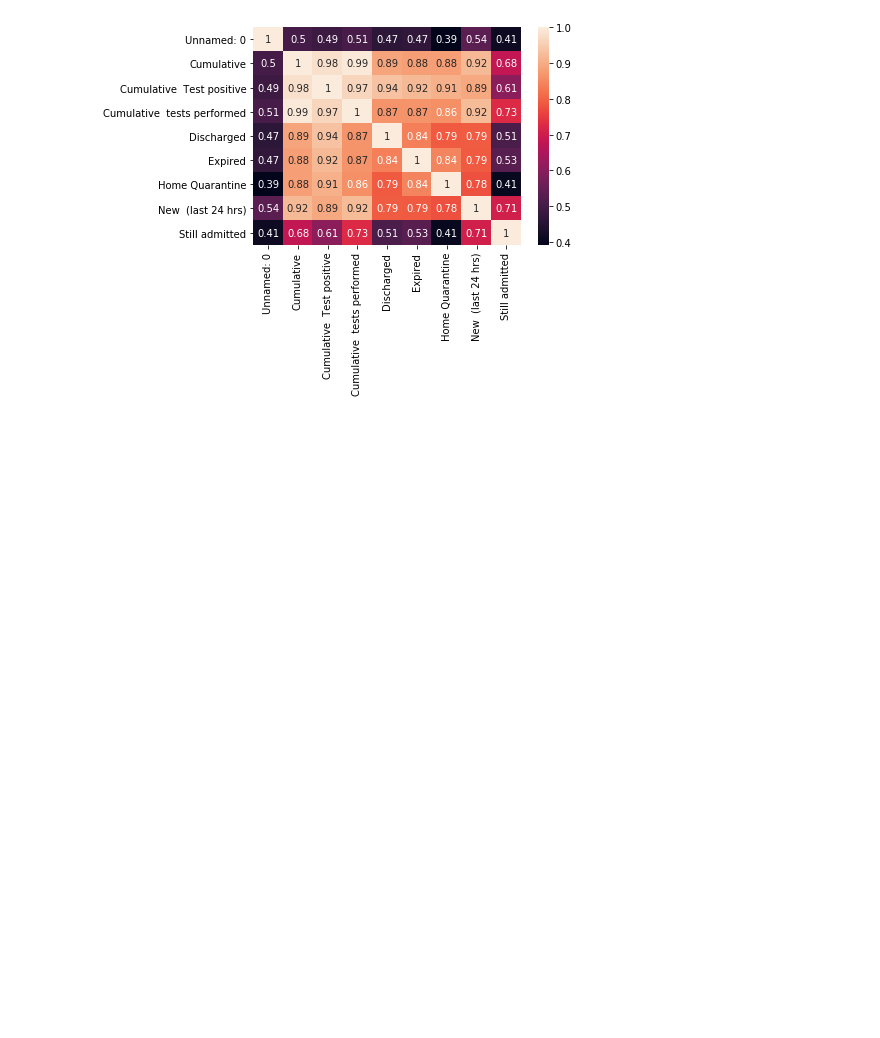
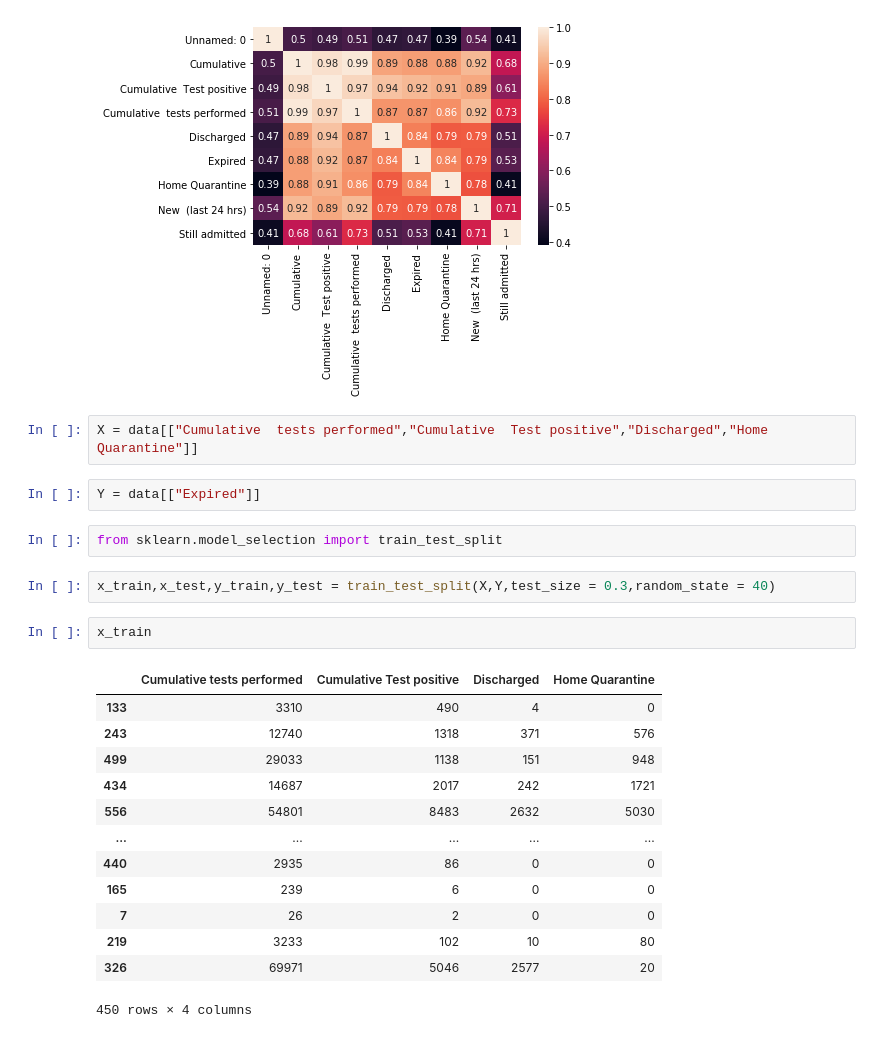
Before and after one commit to Moiz-Asad/PBD-Project, a Jupyter notebook: Covid 19.ipynb, the cells around one changed output. Cells and saved outputs as stored; diff of their text form; blank space fills up the shorter version.

Commit message:
Model Training and Testing
Training and testing

```diff
--- a/Covid 19.ipynb
+++ b/Covid 19.ipynb
@@ -146,3 +142,27 @@ sns.heatmap(data.corr(),annot=True)
 # %% [output]
 <matplotlib.axes._subplots.AxesSubplot at 0x...>
 [figure]
+# %%
+X = data[["Cumulative  tests performed","Cumulative  Test positive","Discharged","Home Quarantine"]]
+# %%
+Y = data[["Expired"]]
+# %%
+from sklearn.model_selection import train_test_split
+# %%
+x_train,x_test,y_train,y_test = train_test_split(X,Y,test_size = 0.3,random_state = 40)
+# %%
+x_train
+# %% [output]
+|  | Cumulative tests performed | Cumulative Test positive | Discharged | Home Quarantine |
+| 133 | 3310 | 490 | 4 | 0 |
+| 243 | 12740 | 1318 | 371 | 576 |
+| 499 | 29033 | 1138 | 151 | 948 |
+| 434 | 14687 | 2017 | 242 | 1721 |
+| 556 | 54801 | 8483 | 2632 | 5030 |
+| ... | ... | ... | ... | ... |
+| 440 | 2935 | 86 | 0 | 0 |
+| 165 | 239 | 6 | 0 | 0 |
+| 7 | 26 | 2 | 0 | 0 |
+| 219 | 3233 | 102 | 10 | 80 |
+| 326 | 69971 | 5046 | 2577 | 20 |
+450 rows × 4 columns
```
Also changed, not shown: parts of 3 cells of this notebook.
